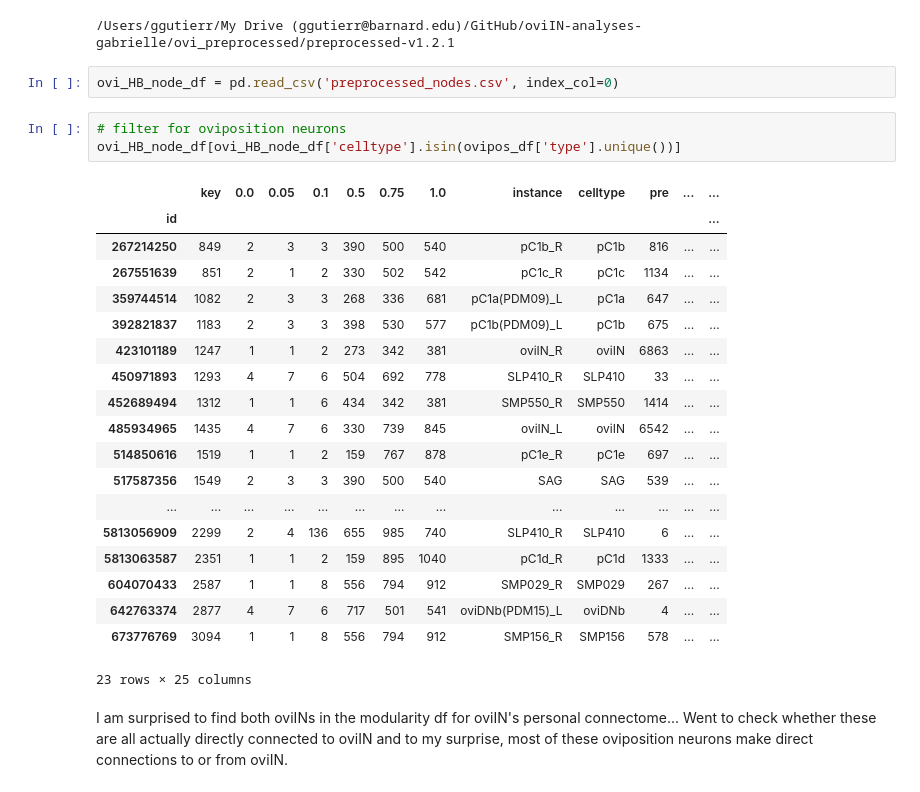
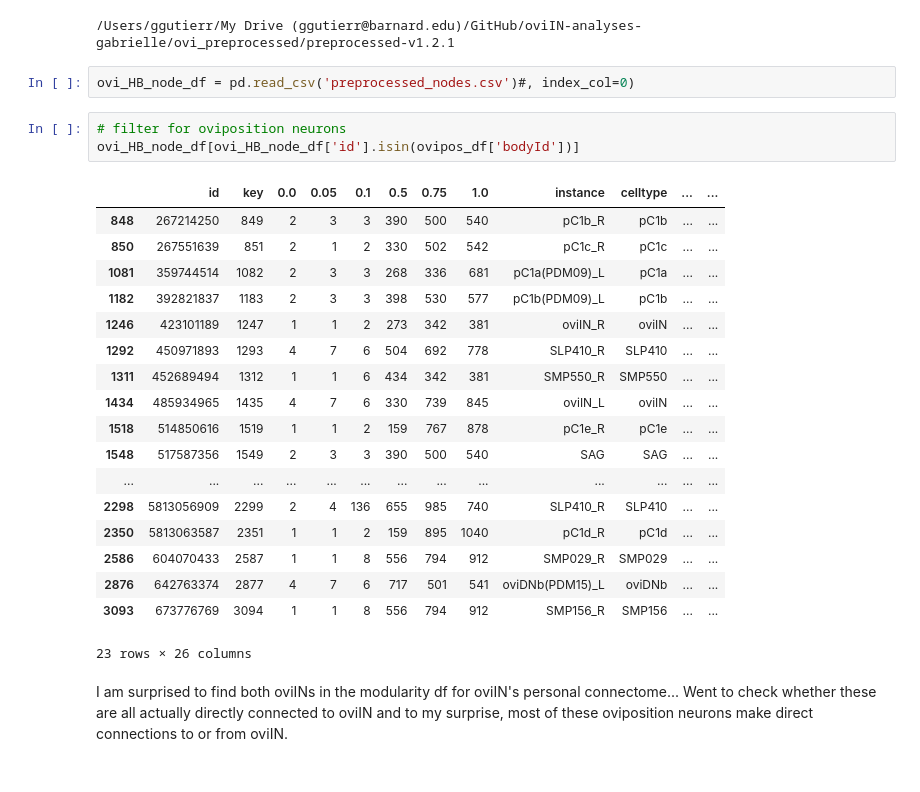
Before and after one commit to Gutierrez-lab/oviIN-analyses-gabrielle, a Jupyter notebook: oviposition_circuit.ipynb, the cells around one changed output. Saved outputs shown, nothing was run; the diff lists cells and outputs as text.

```diff
--- a/oviposition_circuit.ipynb
+++ b/oviposition_circuit.ipynb
@@ -129,30 +326,29 @@ print(path)
 # %% [output]
 /Users/ggutierr/My Drive (ggutierr@barnard.edu)/GitHub/oviIN-analyses-gabrielle/ovi_preprocessed/preprocessed-v1.2.1
 # %%
-ovi_HB_node_df = pd.read_csv('preprocessed_nodes.csv', index_col=0)
+ovi_HB_node_df = pd.read_csv('preprocessed_nodes.csv')#, index_col=0)
 # %%
 # filter for oviposition neurons
-ovi_HB_node_df[ovi_HB_node_df['celltype'].isin(ovipos_df['type'].unique())]
+ovi_HB_node_df[ovi_HB_node_df['id'].isin(ovipos_df['bodyId'])]
 # %% [output]
-|  | key | 0.0 | 0.05 | 0.1 | 0.5 | 0.75 | 1.0 | instance | celltype | pre | ... | ... |
-| id |  |  |  |  |  |  |  |  |  |  |  | ... |
-| 267214250 | 849 | 2 | 3 | 3 | 390 | 500 | 540 | pC1b_R | pC1b | 816 | ... | ... |
-| 267551639 | 851 | 2 | 1 | 2 | 330 | 502 | 542 | pC1c_R | pC1c | 1134 | ... | ... |
-| 359744514 | 1082 | 2 | 3 | 3 | 268 | 336 | 681 | pC1a(PDM09)_L | pC1a | 647 | ... | ... |
-| 392821837 | 1183 | 2 | 3 | 3 | 398 | 530 | 577 | pC1b(PDM09)_L | pC1b | 675 | ... | ... |
-| 423101189 | 1247 | 1 | 1 | 2 | 273 | 342 | 381 | oviIN_R | oviIN | 6863 | ... | ... |
-| 450971893 | 1293 | 4 | 7 | 6 | 504 | 692 | 778 | SLP410_R | SLP410 | 33 | ... | ... |
-| 452689494 | 1312 | 1 | 1 | 6 | 434 | 342 | 381 | SMP550_R | SMP550 | 1414 | ... | ... |
-| 485934965 | 1435 | 4 | 7 | 6 | 330 | 739 | 845 | oviIN_L | oviIN | 6542 | ... | ... |
-| 514850616 | 1519 | 1 | 1 | 2 | 159 | 767 | 878 | pC1e_R | pC1e | 697 | ... | ... |
-| 517587356 | 1549 | 2 | 3 | 3 | 390 | 500 | 540 | SAG | SAG | 539 | ... | ... |
+|  | id | key | 0.0 | 0.05 | 0.1 | 0.5 | 0.75 | 1.0 | instance | celltype | ... | ... |
+| 848 | 267214250 | 849 | 2 | 3 | 3 | 390 | 500 | 540 | pC1b_R | pC1b | ... | ... |
+| 850 | 267551639 | 851 | 2 | 1 | 2 | 330 | 502 | 542 | pC1c_R | pC1c | ... | ... |
+| 1081 | 359744514 | 1082 | 2 | 3 | 3 | 268 | 336 | 681 | pC1a(PDM09)_L | pC1a | ... | ... |
+| 1182 | 392821837 | 1183 | 2 | 3 | 3 | 398 | 530 | 577 | pC1b(PDM09)_L | pC1b | ... | ... |
+| 1246 | 423101189 | 1247 | 1 | 1 | 2 | 273 | 342 | 381 | oviIN_R | oviIN | ... | ... |
+| 1292 | 450971893 | 1293 | 4 | 7 | 6 | 504 | 692 | 778 | SLP410_R | SLP410 | ... | ... |
+| 1311 | 452689494 | 1312 | 1 | 1 | 6 | 434 | 342 | 381 | SMP550_R | SMP550 | ... | ... |
+| 1434 | 485934965 | 1435 | 4 | 7 | 6 | 330 | 739 | 845 | oviIN_L | oviIN | ... | ... |
+| 1518 | 514850616 | 1519 | 1 | 1 | 2 | 159 | 767 | 878 | pC1e_R | pC1e | ... | ... |
+| 1548 | 517587356 | 1549 | 2 | 3 | 3 | 390 | 500 | 540 | SAG | SAG | ... | ... |
 | ... | ... | ... | ... | ... | ... | ... | ... | ... | ... | ... | ... | ... |
-| 5813056909 | 2299 | 2 | 4 | 136 | 655 | 985 | 740 | SLP410_R | SLP410 | 6 | ... | ... |
-| 5813063587 | 2351 | 1 | 1 | 2 | 159 | 895 | 1040 | pC1d_R | pC1d | 1333 | ... | ... |
-| 604070433 | 2587 | 1 | 1 | 8 | 556 | 794 | 912 | SMP029_R | SMP029 | 267 | ... | ... |
-| 642763374 | 2877 | 4 | 7 | 6 | 717 | 501 | 541 | oviDNb(PDM15)_L | oviDNb | 4 | ... | ... |
-| 673776769 | 3094 | 1 | 1 | 8 | 556 | 794 | 912 | SMP156_R | SMP156 | 578 | ... | ... |
+| 2298 | 5813056909 | 2299 | 2 | 4 | 136 | 655 | 985 | 740 | SLP410_R | SLP410 | ... | ... |
+| 2350 | 5813063587 | 2351 | 1 | 1 | 2 | 159 | 895 | 1040 | pC1d_R | pC1d | ... | ... |
+| 2586 | 604070433 | 2587 | 1 | 1 | 8 | 556 | 794 | 912 | SMP029_R | SMP029 | ... | ... |
+| 2876 | 642763374 | 2877 | 4 | 7 | 6 | 717 | 501 | 541 | oviDNb(PDM15)_L | oviDNb | ... | ... |
+| 3093 | 673776769 | 3094 | 1 | 1 | 8 | 556 | 794 | 912 | SMP156_R | SMP156 | ... | ... |
-23 rows × 25 columns
+23 rows × 26 columns
 # %% [markdown]
 I am surprised to find both oviINs in the modularity df for oviIN's personal connectome...
 Went to check whether these are all actually directly connected to oviIN and to my surprise, most of these oviposition neurons make direct connections to or from oviIN.
```
Also changed, not shown: parts of 41 cells of this notebook.
